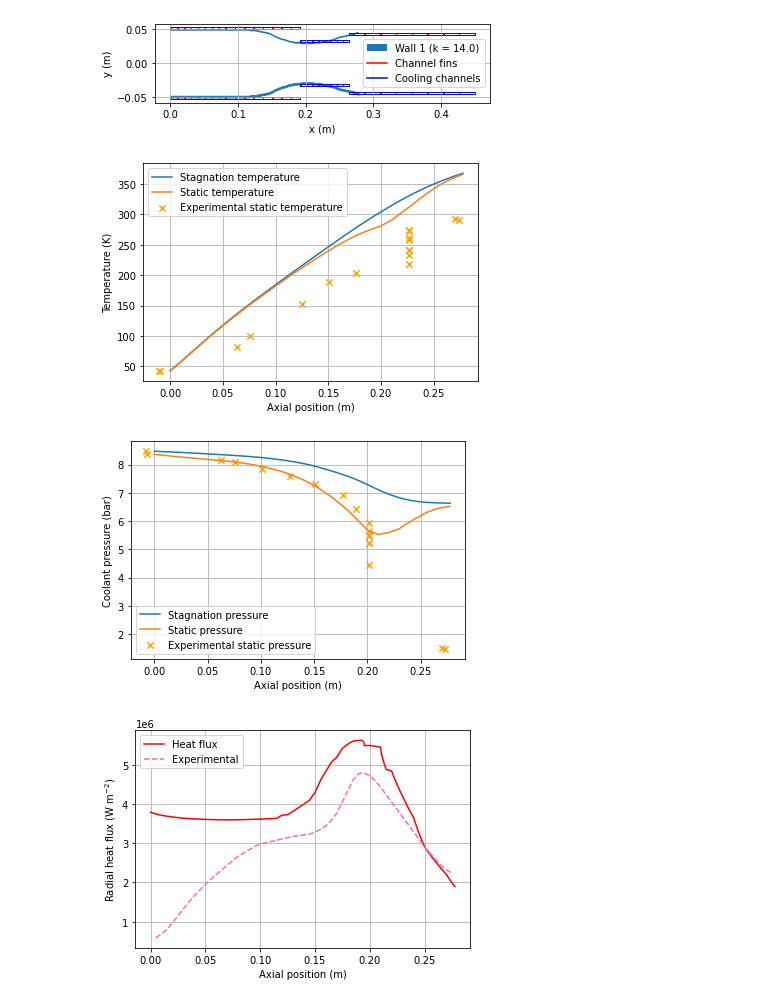
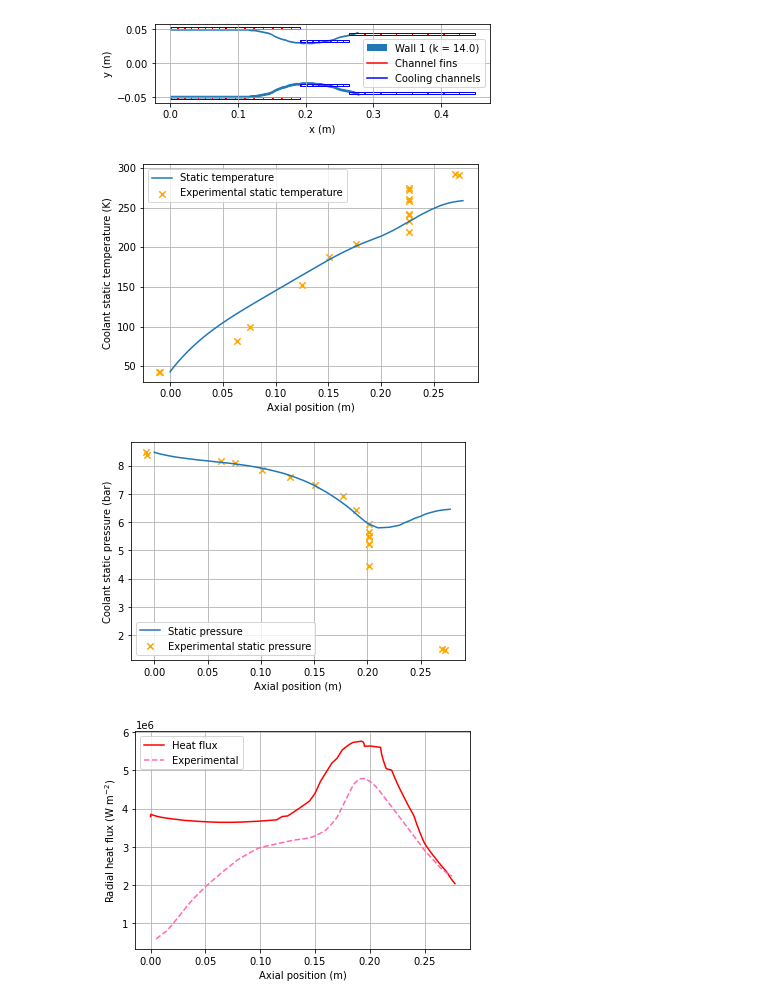
Before and after one commit to cuspaceflight/bamboo, a Jupyter notebook: Pavli 1966.ipynb, the cells around one changed output. Cells and saved outputs as stored; diff of their text form; code cells hidden in the pictures.

```diff
--- a/Pavli 1966.ipynb
+++ b/Pavli 1966.ipynb
@@ -31,8 +31,8 @@ wall_thickness = 2.54e-3
 wall_material = bam.materials.StainlessSteel304
 number_of_channels = 8
 mdot_coolant = 0.0644
-p0_coolant_in = data["Coolant static pressure"]["p (Pa)"][0] # Designed for 10.3e5 Pa
-T0_coolant_in = data["Coolant temperature"]["T (K)"][0]       # Designed for 31.7 K
+p_coolant_in = data["Coolant static pressure"]["p (Pa)"][0]  # Designed for 10.3e5 Pa
+T_coolant_in = data["Coolant temperature"]["T (K)"][0]       # Designed for 31.7 K
 channel_height = 2.54e-3
 
 def channel_width(x):
@@ -81,22 +81,34 @@ def Pr_exhaust(T, p):
 # %%
 # CoolProp for coolant transport properties
 def Pr_coolant(T, p):
-    return PropsSI("PRANDTL", "T", T, "P", p, "HYDROGEN")
+    try:
+        return PropsSI("PRANDTL", "T", T, "P", p, "HYDROGEN")
+    except ValueError:
+        return PropsSI("PRANDTL", "Q", 1, "P", p, "HYDROGEN")
 
 def mu_coolant(T, p):
-    return PropsSI("VISCOSITY", "T", T, "P", p, "HYDROGEN")
+    try:
+        return PropsSI("VISCOSITY", "T", T, "P", p, "HYDROGEN")
+    except ValueError:
+        return PropsSI("VISCOSITY", "Q", 1, "P", p, "HYDROGEN")
 
 def k_coolant(T, p):
-    return PropsSI("CONDUCTIVITY", "T", T, "P", p, "HYDROGEN")
+    try:
+        return PropsSI("CONDUCTIVITY", "T", T, "P", p, "HYDROGEN")
+    except ValueError:
+        return PropsSI("CONDUCTIVITY", "Q", 1, "P", p, "HYDROGEN")
 
 def cp_coolant(T, p):
-    return PropsSI("CPMASS", "T", T, "P", p, "HYDROGEN")
+    try:
+        return PropsSI("CPMASS", "T", T, "P", p, "HYDROGEN")
+    except ValueError:
+        return PropsSI("CPMASS", "Q", 1, "P", p, "HYDROGEN")
 
 def rho_coolant(T, p):
-    return PropsSI("DMASS", "T", T, "P", p, "HYDROGEN")
-
-def gamma_coolant(T, p):
-    return PropsSI("CPMASS", "T", T, "P", p, "HYDROGEN") / PropsSI("CVMASS", "T", T, "P", p, "HYDROGEN")
+    try:
+        return PropsSI("DMASS", "T", T, "P", p, "HYDROGEN")
+    except ValueError:
+        return PropsSI("DMASS", "Q", 1, "P", p, "HYDROGEN")
 # %%
 # Set up everything for bamboo
 geometry = bam.Geometry(xs = xs,
@@ -118,8 +130,8 @@ coolant_transport = bam.TransportProperties(Pr = Pr_coolant,
                                             cp = cp_coolant,
                                             rho = rho_coolant)
 
-cooling_jacket = bam.CoolingJacket(T0_coolant_in = T0_coolant_in,
-                                   p0_coolant_in = p0_coolant_in,
+cooling_jacket = bam.CoolingJacket(T_coolant_in = T_coolant_in,
+                                   p_coolant_in = p_coolant_in,
                                    coolant_transport = coolant_transport,
                                    mdot_coolant = mdot_coolant,
                                    configuration = "spiral",
@@ -146,20 +158,20 @@ engine.plot()
 # Run simulation
 bamboo_data = engine.steady_heating_analysis(counterflow = False)
 # %%
-bam.plot.plot_coolant_temperatures(bamboo_data)
+bam.plot.plot_T_coolant(bamboo_data)
 plt.scatter(data["Coolant temperature"]["x (m)"],
             data["Coolant temperature"]["T (K)"],
             marker = 'x',
             s = 40,
             color = 'orange',
             label = "Experimental static temperature")
 plt.legend()
 plt.legend()
 plt.show()
 # %% [output]
-[figure, old version]
+[figure, new version]
 # %%
-bam.plot.plot_coolant_pressures(bamboo_data)
+bam.plot.plot_p_coolant(bamboo_data)
 plt.scatter(data["Coolant static pressure"]["x (m)"],
             np.array(data["Coolant static pressure"]["p (Pa)"])/1e5,
             marker = 'x',
@@ -170,7 +182,7 @@ plt.legend()
 plt.legend()
 plt.show()
 # %% [output]
-[figure, old version]
+[figure, new version]
 # %%
 bam.plot.plot_q_per_area(bamboo_data)
 plt.plot(data["Heat flux"]["x (m)"],
@@ -182,7 +194,7 @@ plt.legend()
 plt.legend()
 plt.show()
 # %% [output]
-[figure, old version]
+[figure, new version]
 # %%
 bam.plot.plot_temperatures(bamboo_data)
 plt.plot(data["Predicted temperatures"]["x (m)"], data["Predicted temperatures"]["Tc (K)"], color = "blue", linestyle = "--")
```
Also changed, not shown: parts of 2 cells of this notebook, 5 other files.
